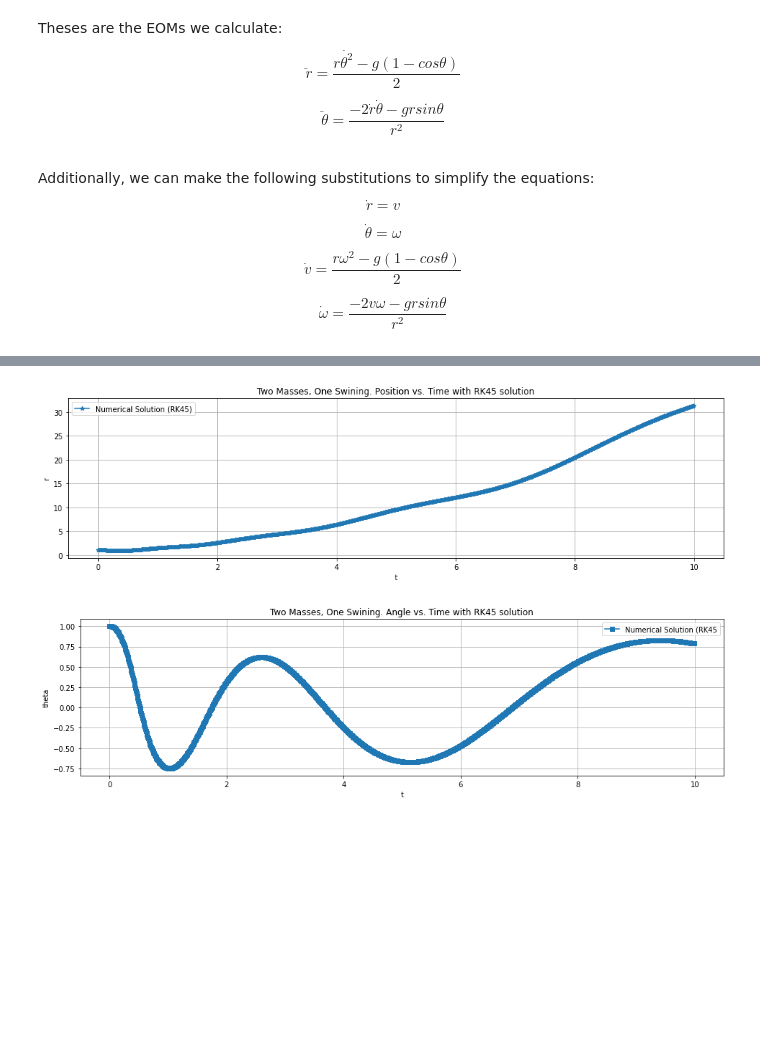
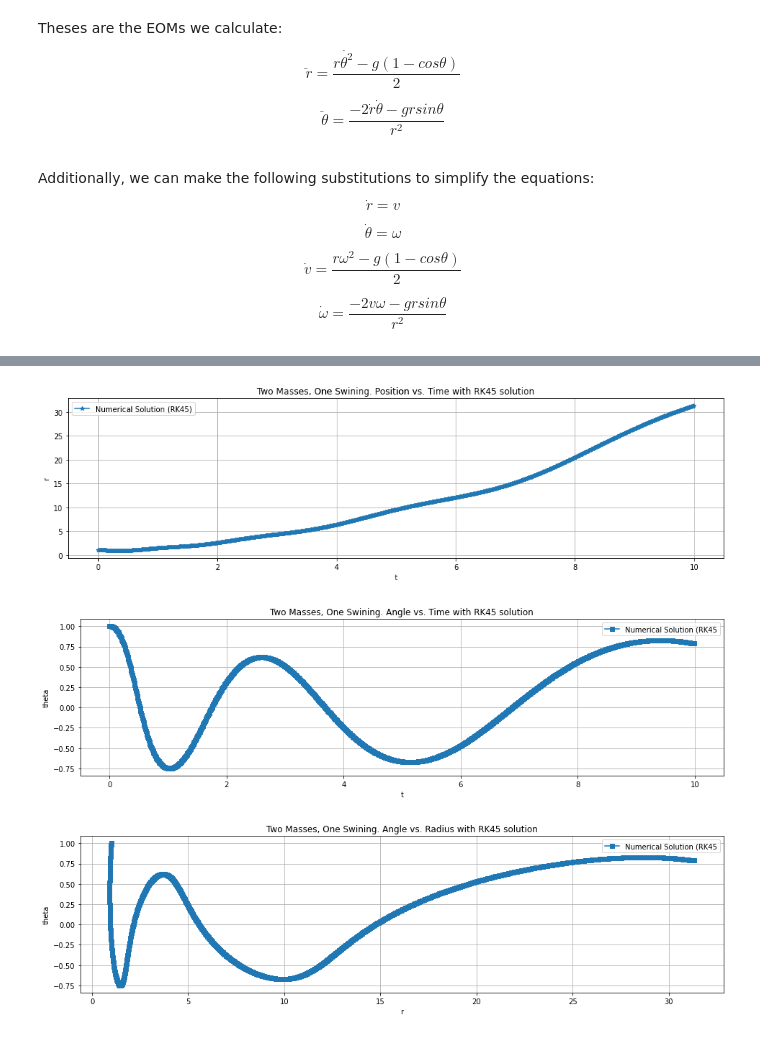
Before and after one commit to KyleTaft/Fall23, a Jupyter notebook: PHY415/workedProblem1 - KyleTaft attempt2.ipynb, the cells around one changed output, grey strips where cells are left out. Drawn from its saved outputs; the diff is of its cells as text; code cells hidden in the pictures; blank space fills up the shorter version.

```diff
--- a/PHY415/workedProblem1 - KyleTaft attempt2.ipynb
+++ b/PHY415/workedProblem1 - KyleTaft attempt2.ipynb
@@ -97,29 +105,37 @@ plt.grid()
 # %%
-# Here we choose initial conditions that are closer to stability
+# Here we choose initial conditions that are further from stability
 
 #Parameters and Initial Conditions
 g = 9.81
 x0 = [1,0,1,0.1]
 
 # 4. Call Integrator
-solved = solve_ivp(diffyqs, (0, tmax), x0, t_eval = t, args = (g, ), method="RK45")
+solved2 = solve_ivp(diffyqs, (0, tmax), x0, t_eval = t, args = (g, ), method="RK45")
 
 plt.figure(figsize=(16, 4))
-plt.plot(t, solved.y[0], label = "Numerical Solution (RK45)", marker='*')
+plt.plot(t, solved2.y[0], label = "Numerical Solution (RK45)", marker='*')
 plt.title("Two Masses, One Swining. Position vs. Time with RK45 solution")
 plt.xlabel("t")
 plt.ylabel("r")
 plt.legend()
 plt.grid()
 
 plt.figure(figsize=(16,4))
-#plt.plot(t,analytic_sol(t, omega2**0.5,initial_condition), label = "Analytic Solution", linewidth = 3)
-plt.plot(t,solved.y[2], label = "Numerical Solution (RK45", marker='s')
+plt.plot(t,solved2.y[2], label = "Numerical Solution (RK45", marker='s')
 plt.title("Two Masses, One Swining. Angle vs. Time with RK45 solution")
 plt.xlabel("t")
 plt.ylabel("theta")
 plt.legend()
 plt.grid()
+
+plt.figure(figsize=(16,4))
+plt.plot(solved2.y[0],solved2.y[2], label = "Numerical Solution (RK45", marker='s')
+plt.title("Two Masses, One Swining. Angle vs. Radius with RK45 solution")
+plt.xlabel("r")
+plt.ylabel("theta")
+plt.legend()
+plt.grid()
 # %% [output]
 [figure]
 [figure]
+[figure, added]
```
Also changed, not shown: parts of 2 cells of this notebook, 3 other files.
